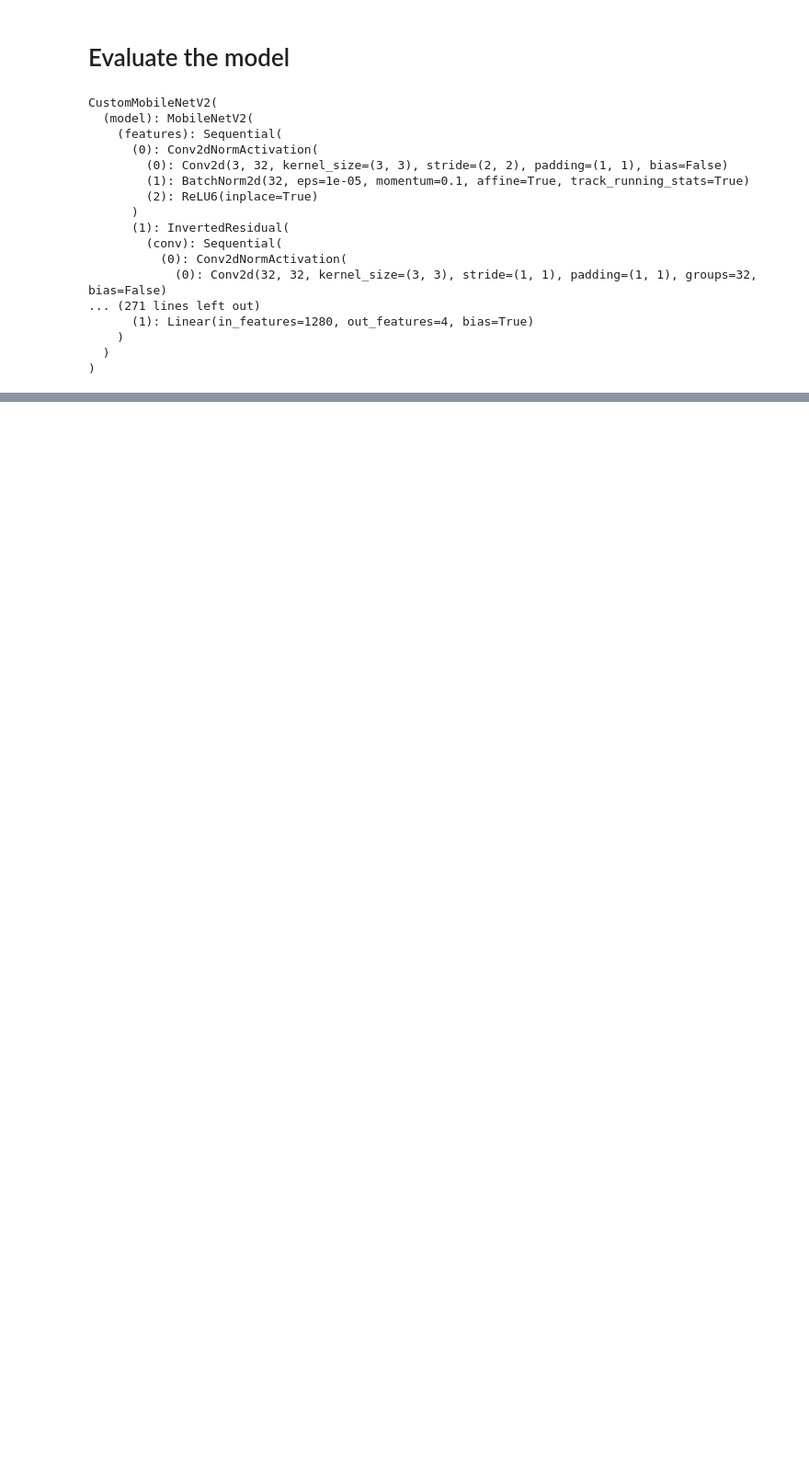
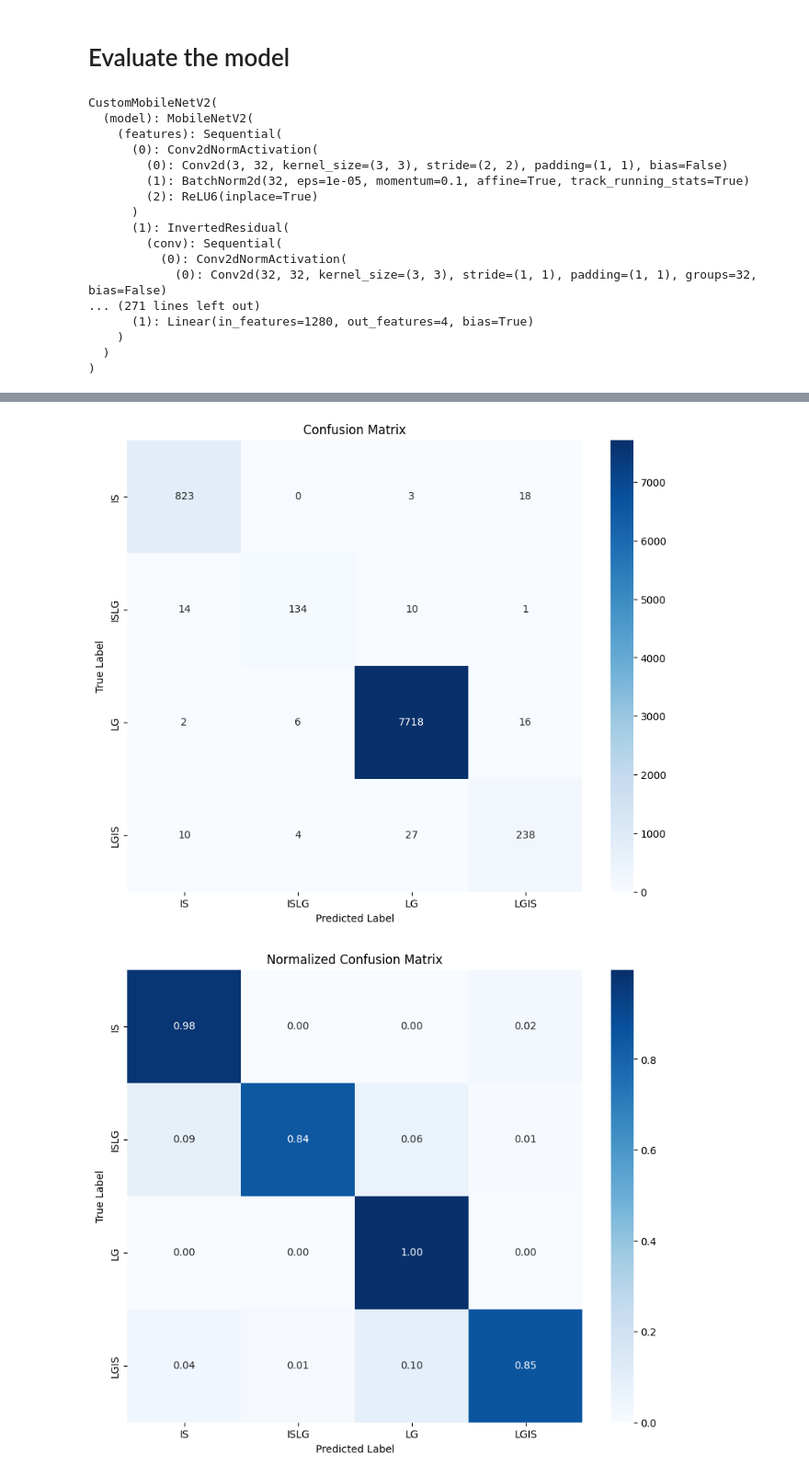
Before and after one commit to PreethamNaik12/StairNet, a Jupyter notebook: MysteriousNote.ipynb, the cells around one changed output, grey strips where cells are left out. Shown at 92% size. Saved outputs shown, nothing was run; the diff lists cells and outputs as text; code cells hidden in the pictures; blank space fills up the shorter version.

Commit message:
25% data, 25 epochs and more evaluation metrics added

```diff
--- a/MysteriousNote.ipynb
+++ b/MysteriousNote.ipynb
@@ -136,8 +134,8 @@ with zipfile.ZipFile(zip_file_path, 'r') as zip_ref:
     # Filter files to only include those in 'StairNet/IS/'
     target_files = [f for f in all_files if f.startswith('StairNet/IS/')]
 
-    # Limit to the first 4817 files
-    target_files = target_files[:4817]
+    # Limit to the first 12044 files
+    target_files = target_files[:12044]
 
     # Extract the files
     for file in target_files:
@@ -156,8 +154,8 @@ with zipfile.ZipFile(zip_file_path, 'r') as zip_ref:
     # Filter files to only include those in 'StairNet/IS/'
     target_files = [f for f in all_files if f.startswith('StairNet/ISLG/')]
 
-    # Limit to the first 902 files
-    target_files = target_files[:902]
+    # Limit to the first 2256 files
+    target_files = target_files[:2256]
 
     # Extract the files
     for file in target_files:
@@ -604,7 +642,7 @@ criterion = nn.CrossEntropyLoss()
 optimizer = optim.Adam(model.parameters(), lr=0.0001)
 
 # # for optimization
-scheduler = optim.lr_scheduler.CosineAnnealingLR(optimizer, T_max=20, eta_min=0.01)
+scheduler = optim.lr_scheduler.CosineAnnealingLR(optimizer, T_max=25, eta_min=0.01)
 # %% [markdown]
 # Train the model
 
@@ -673,5 +711,5 @@ def train_model(model, train_loader, val_loader, criterion, optimizer, num_epoch
     print(f'Best validation accuracy: {best_val_accuracy:.4f}')
 
 # Use the function
-train_model(model, train_loader, val_loader, criterion, optimizer, num_epochs=10)
+train_model(model, train_loader, val_loader, criterion, optimizer, num_epochs=25)
 # %% [output]
@@ -759,0 +804,54 @@ Test Loss: 0.0495, Test Accuracy: 0.9845
+# %%
+import torch
+import numpy as np
+from sklearn.metrics import confusion_matrix
+import seaborn as sns
+import matplotlib.pyplot as plt
+
+def get_all_preds(model, loader, device):
+    model.eval()
+    all_preds = []
+    all_labels = []
+    with torch.no_grad():
+        for inputs, labels in loader:
+            inputs, labels = inputs.to(device), labels.to(device)
+            outputs = model(inputs)
+            _, preds = torch.max(outputs, 1)
+            all_preds.extend(preds.cpu().numpy())
+            all_labels.extend(labels.cpu().numpy())
+    return np.array(all_preds), np.array(all_labels)
+
+# Assuming you've already loaded your best model and have a test_loader
+best_model.to(device)
+y_pred, y_true = get_all_preds(best_model, test_loader, device)
+
+# Create the confusion matrix
+cm = confusion_matrix(y_true, y_pred)
+
+def plot_confusion_matrix(cm, class_names, normalized=False):
+    plt.figure(figsize=(10, 8))
+    if normalized:
+        cm = cm.astype('float') / cm.sum(axis=1)[:, np.newaxis]
+        fmt = '.2f'
+        title = 'Normalized Confusion Matrix'
+    else:
+        fmt = 'd'
+        title = 'Confusion Matrix'
+
+    sns.heatmap(cm, annot=True, fmt=fmt, cmap='Blues', xticklabels=class_names, yticklabels=class_names)
+    plt.title(title)
+    plt.ylabel('True Label')
+    plt.xlabel('Predicted Label')
+    plt.show()
+
+# Use the class names from your dataset
+class_names = ['IS', 'ISLG', 'LG', 'LGIS']
+
+# Plot regular confusion matrix
+plot_confusion_matrix(cm, class_names)
+
+# Plot normalized confusion matrix
+plot_confusion_matrix(cm, class_names, normalized=True)
+# %% [output]
+[figure, added]
+[figure, added]
```
Also changed, not shown: parts of 14 cells of this notebook.
